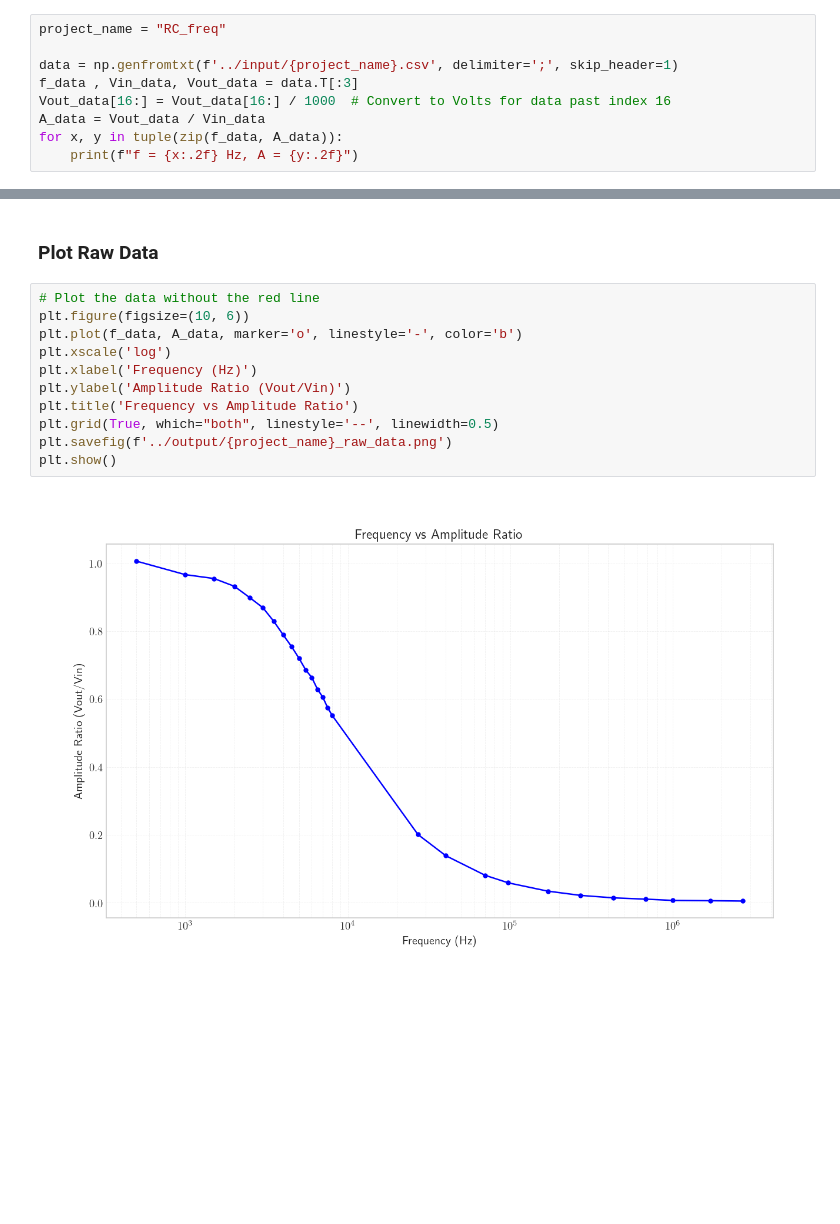
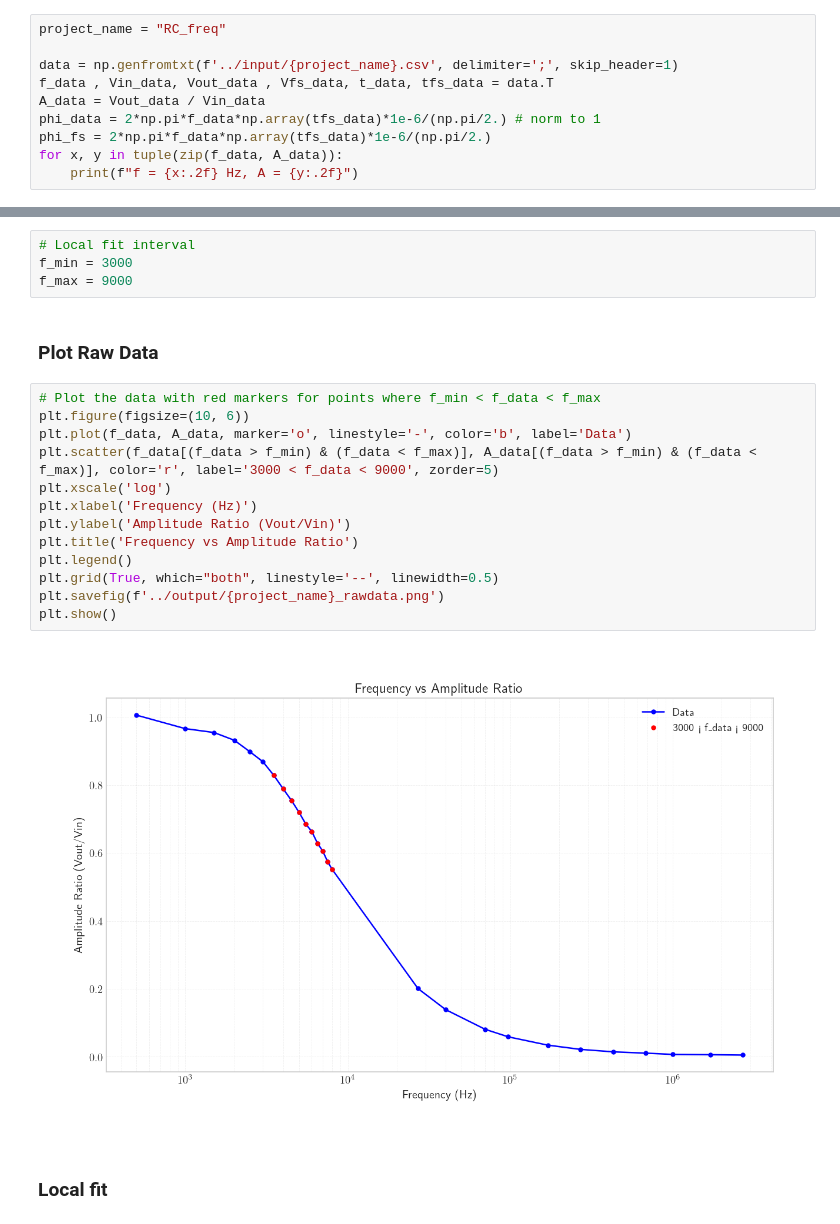
Before and after one commit to bagnolino/PhysicsLab, a Jupyter notebook: RC_freq/code/RC_freq_analysis.ipynb, the cells around one changed output, grey strips where cells are left out. Drawn from its saved outputs; the diff is of its cells as text; blank space fills up the shorter version.

Commit message:
local Fit done

```diff
--- a/RC_freq/code/RC_freq_analysis.ipynb
+++ b/RC_freq/code/RC_freq_analysis.ipynb
@@ -35,9 +36,10 @@ plt.rcParams.update(params)
 project_name = "RC_freq"
 
 data = np.genfromtxt(f'../input/{project_name}.csv', delimiter=';', skip_header=1)
-f_data , Vin_data, Vout_data = data.T[:3]
-Vout_data[16:] = Vout_data[16:] / 1000  # Convert to Volts for data past index 16
+f_data , Vin_data, Vout_data , Vfs_data, t_data, tfs_data = data.T
 A_data = Vout_data / Vin_data
+phi_data = 2*np.pi*f_data*np.array(tfs_data)*1e-6/(np.pi/2.) # norm to 1
+phi_fs = 2*np.pi*f_data*np.array(tfs_data)*1e-6/(np.pi/2.)
 for x, y in tuple(zip(f_data, A_data)):
     print(f"f = {x:.2f} Hz, A = {y:.2f}")
 # %% [output]
@@ -61,15 +78,23 @@ f = 2700000.00 Hz, A = 0.01
+# %%
+# Local fit interval
+f_min = 3000
+f_max = 9000
 # %% [markdown]
 ### Plot Raw Data
 # %%
-# Plot the data without the red line
+# Plot the data with red markers for points where f_min < f_data < f_max
 plt.figure(figsize=(10, 6))
-plt.plot(f_data, A_data, marker='o', linestyle='-', color='b')
+plt.plot(f_data, A_data, marker='o', linestyle='-', color='b', label='Data')
+plt.scatter(f_data[(f_data > f_min) & (f_data < f_max)], A_data[(f_data > f_min) & (f_data < f_max)], color='r', label='3000 < f_data < 9000', zorder=5)
 plt.xscale('log')
 plt.xlabel('Frequency (Hz)')
 plt.ylabel('Amplitude Ratio (Vout/Vin)')
 plt.title('Frequency vs Amplitude Ratio')
+plt.legend()
 plt.grid(True, which="both", linestyle='--', linewidth=0.5)
-plt.savefig(f'../output/{project_name}_raw_data.png')
+plt.savefig(f'../output/{project_name}_rawdata.png')
 plt.show()
 # %% [output]
-[figure, old version]
+[figure, new version]
+# %% [markdown]
+### Local fit
```
Also changed, not shown: parts of 9 cells of this notebook, 6 other files.
